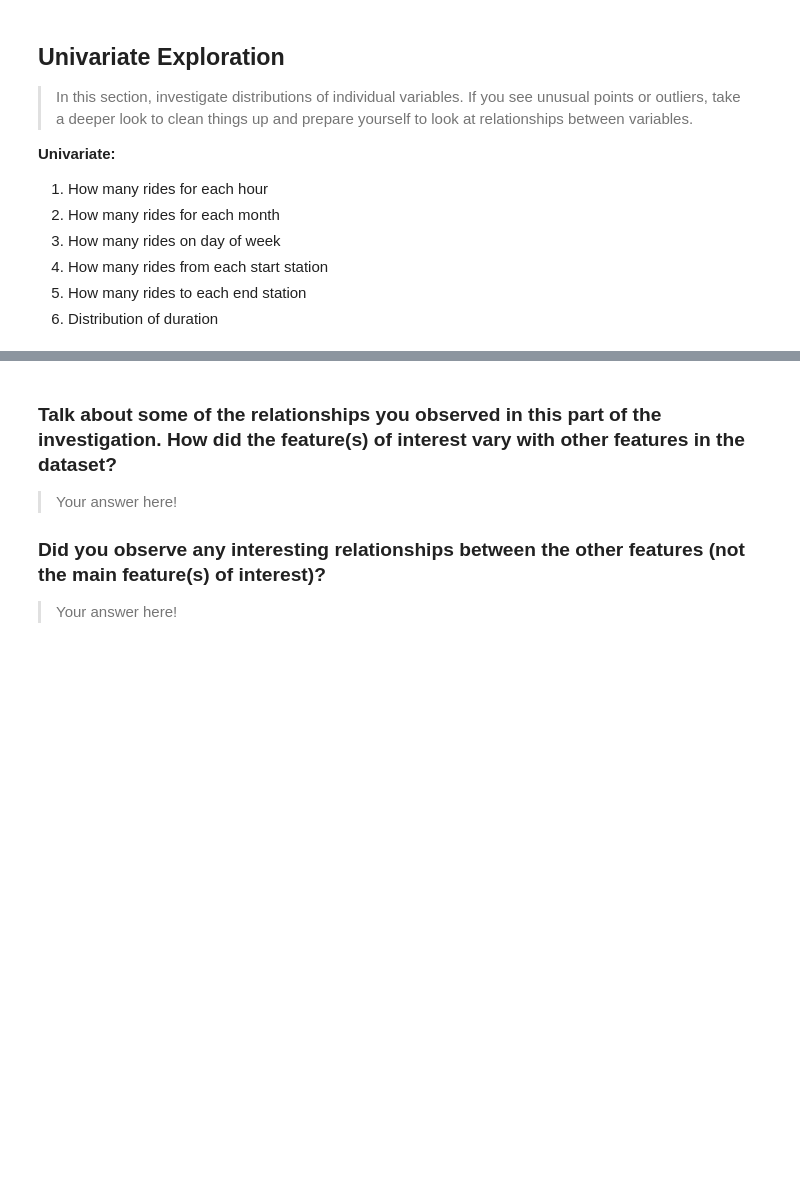
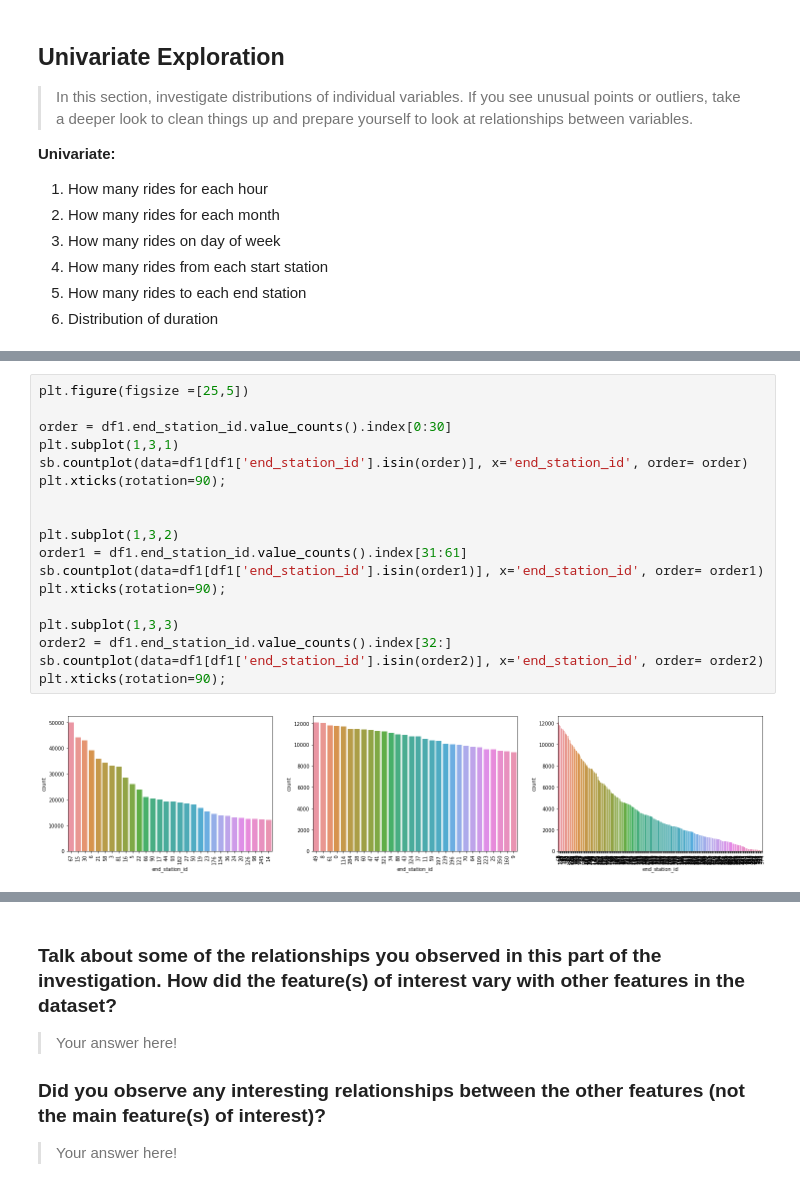
Before and after one commit to eherdter/FunData, a Jupyter notebook: FordGoBikeData_AnalysisVisualization/FordGoBike_DataVisualization.ipynb, the cells around one changed output, grey strips where cells are left out. Drawn from its saved outputs; the diff is of its cells as text; blank space fills up the shorter version.

```diff
--- a/FordGoBikeData_AnalysisVisualization/FordGoBike_DataVisualization.ipynb
+++ b/FordGoBikeData_AnalysisVisualization/FordGoBike_DataVisualization.ipynb
@@ -279,0 +350,20 @@ you plan on investigating next.
+# %%
+plt.figure(figsize =[25,5])
+
+order = df1.end_station_id.value_counts().index[0:30]
+plt.subplot(1,3,1)
+sb.countplot(data=df1[df1['end_station_id'].isin(order)], x='end_station_id', order= order)
+plt.xticks(rotation=90);
+
+
+plt.subplot(1,3,2)
+order1 = df1.end_station_id.value_counts().index[31:61]
+sb.countplot(data=df1[df1['end_station_id'].isin(order1)], x='end_station_id', order= order1)
+plt.xticks(rotation=90);
+
+plt.subplot(1,3,3)
+order2 = df1.end_station_id.value_counts().index[32:]
+sb.countplot(data=df1[df1['end_station_id'].isin(order2)], x='end_station_id', order= order2)
+plt.xticks(rotation=90);
+# %% [output]
+[figure, added]
```
Also changed, not shown: parts of 29 cells of this notebook.
